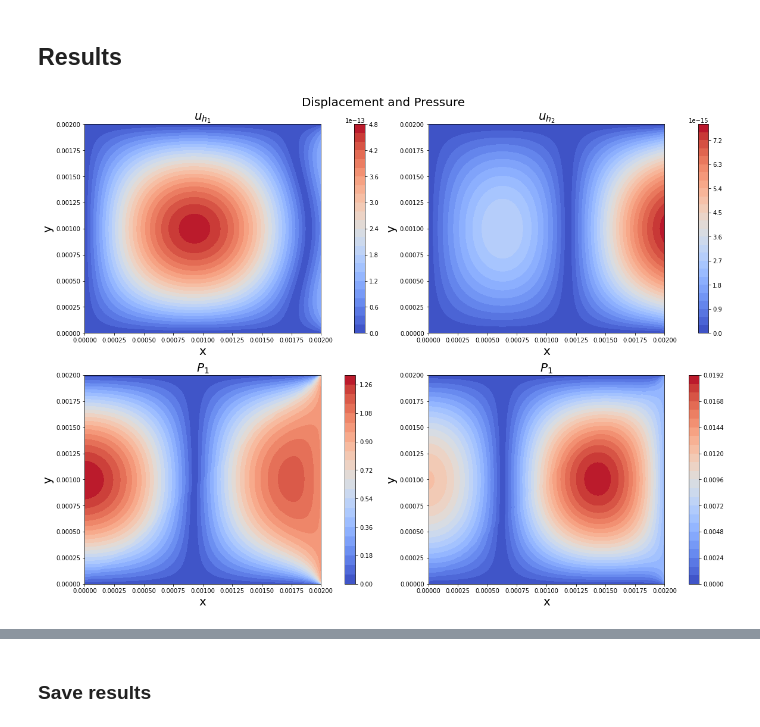
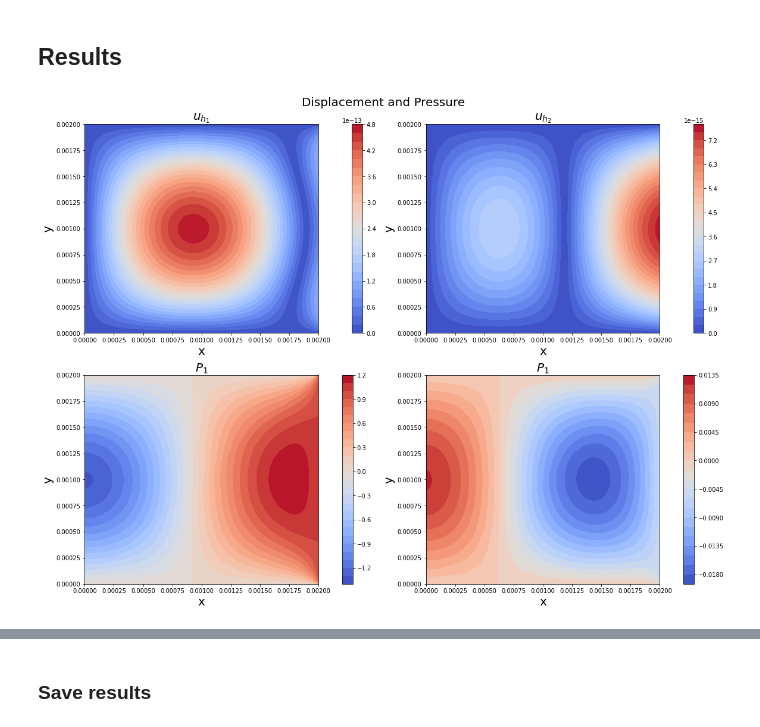
Before and after one commit to DthRazak/Dissipative-Acoustic, a Jupyter notebook: Harmonic-Oscillations/2d-homogeneous-with-dissipation.ipynb, the cells around one changed output, grey strips where cells are left out. Cells and saved outputs as stored; diff of their text form; code cells hidden in the pictures.

Commit message:
Added additional plots to previous problem

```diff
--- a/Harmonic-Oscillations/2d-homogeneous-with-dissipation.ipynb
+++ b/Harmonic-Oscillations/2d-homogeneous-with-dissipation.ipynb
@@ -153,10 +173,10 @@ p_2 = project(density * speed**2 * div(uh_2), domain_2, ("DG", 0))
 # %%
 mpl = Mpl2DPlotter(layout=[['1', '2'], ['3', '4']], projection='2d')
 mpl.update_figure(figsize=(16, 12), fontsize=20, suptitle="Displacement and Pressure")
-mpl.plot(fun=uh_2, type='real', points=points, N=N, axes_id='1', title=r'$u_{h_1}$')
-mpl.plot(fun=uh_2, type='imag', points=points, N=N, axes_id='2', title=r'$u_{h_2}$')
-mpl.plot(fun=p_2, type='real', points=points, N=N, axes_id='3', title=r'$P_1$')
-mpl.plot(fun=p_2, type='imag', points=points, N=N, axes_id='4', title=r'$P_1$')
+mpl.plot(fun=uh_2, type='real', project='mag', points=points, N=N, axes_id='1', title=r'$u_{h_1}$')
+mpl.plot(fun=uh_2, type='imag', project='mag', points=points, N=N, axes_id='2', title=r'$u_{h_2}$')
+mpl.plot(fun=p_2, type='real', project='scalar', points=points, N=N, axes_id='3', title=r'$P_1$')
+mpl.plot(fun=p_2, type='imag', project='scalar', points=points, N=N, axes_id='4', title=r'$P_1$')
 mpl.save(f'{save_dir}/example_2_2d.svg')
 # %% [output]
-[figure, old version]
+[figure, new version]
```
Also changed, not shown: parts of 7 cells of this notebook, 13 other files.
